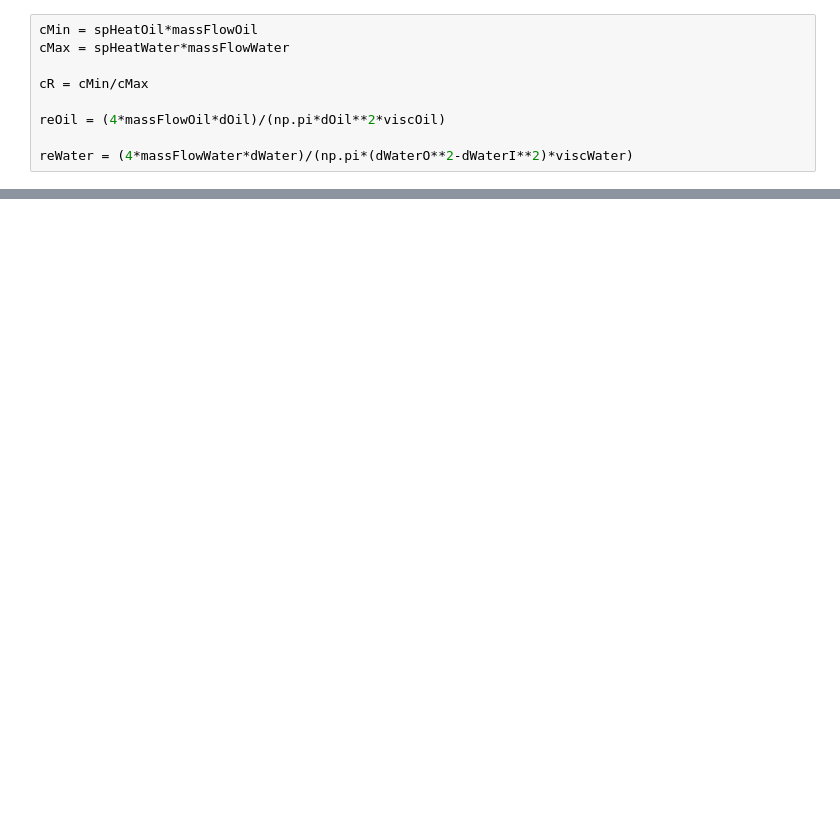
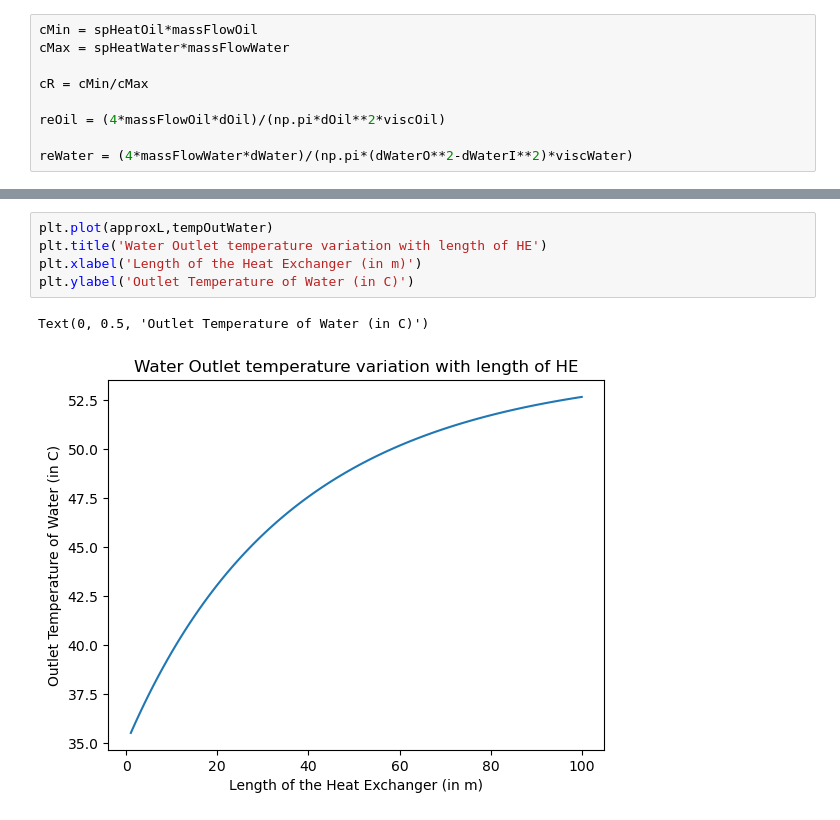
Before and after one commit to its-firefly/University, a Jupyter notebook: KB7001/KB7001_Assessment_analytical.ipynb, the cells around one changed output, grey strips where cells are left out. Saved outputs shown, nothing was run; the diff lists cells and outputs as text; blank space fills up the shorter version.

```diff
--- a/KB7001/KB7001_Assessment_analytical.ipynb
+++ b/KB7001/KB7001_Assessment_analytical.ipynb
@@ -109,0 +134,8 @@ tempOutOil = tempInOil - ((cMin/cMax)*(tempOutWater[1] - tempInWater))
+# %%
+plt.plot(approxL,tempOutWater)
+plt.title('Water Outlet temperature variation with length of HE')
+plt.xlabel('Length of the Heat Exchanger (in m)')
+plt.ylabel('Outlet Temperature of Water (in C)')
+# %% [output]
+Text(0, 0.5, 'Outlet Temperature of Water (in C)')
+[figure, added]
```
Also changed, not shown: parts of 10 cells of this notebook.
